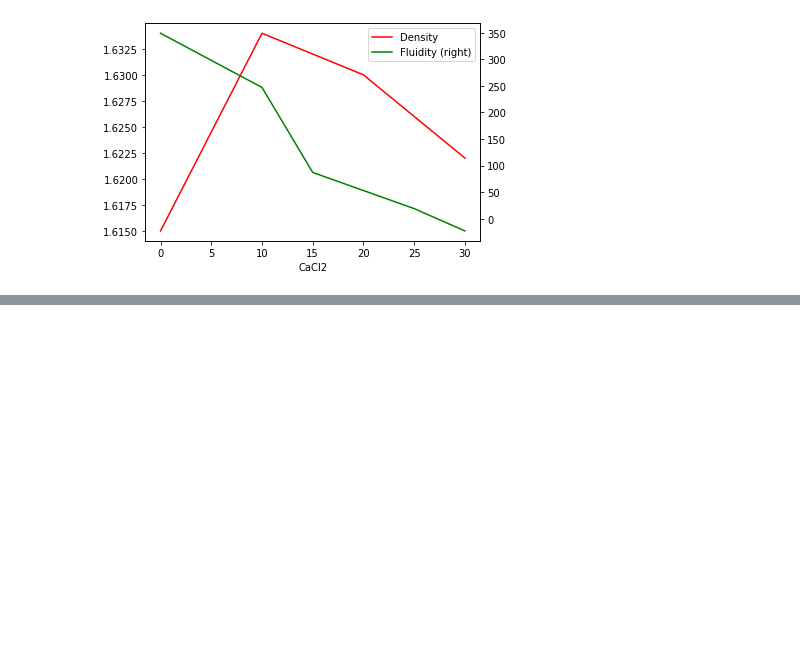
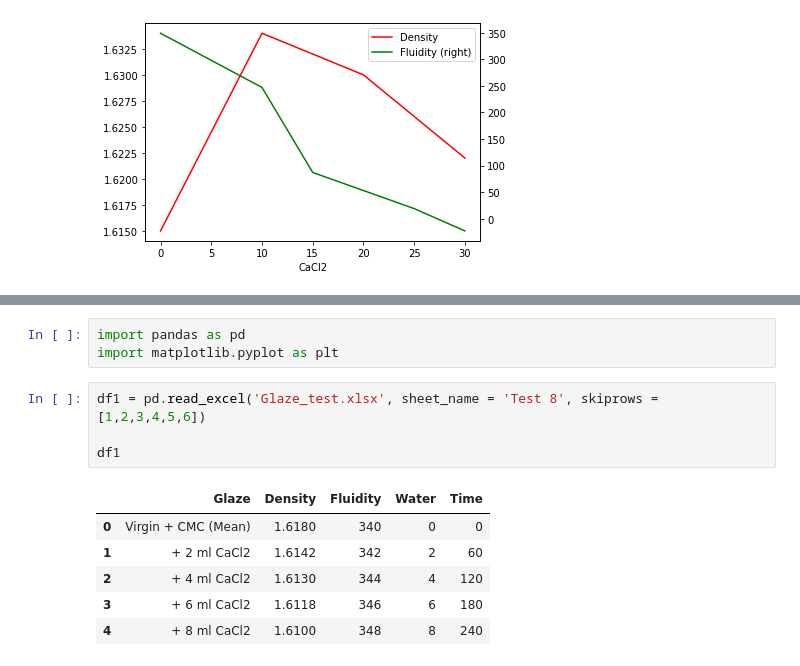
Before and after one commit to souzatya/Glaze-Additive-Predictor, a Jupyter notebook: Parametric_data_analysis_of_Brown_glaze.ipynb, the cells around one changed output, grey strips where cells are left out. Drawn from its saved outputs; the diff is of its cells as text; blank space fills up the shorter version.

```diff
--- a/Parametric_data_analysis_of_Brown_glaze.ipynb
+++ b/Parametric_data_analysis_of_Brown_glaze.ipynb
@@ -211,0 +239,14 @@ plt.show()
+# %%
+import pandas as pd
+import matplotlib.pyplot as plt
+# %%
+df1 = pd.read_excel('Glaze_test.xlsx', sheet_name = 'Test 8', skiprows = [1,2,3,4,5,6])
+
+df1
+# %% [output]
+|  | Glaze | Density | Fluidity | Water | Time |
+| 0 | Virgin + CMC (Mean) | 1.6180 | 340 | 0 | 0 |
+| 1 | + 2 ml CaCl2 | 1.6142 | 342 | 2 | 60 |
+| 2 | + 4 ml CaCl2 | 1.6130 | 344 | 4 | 120 |
+| 3 | + 6 ml CaCl2 | 1.6118 | 346 | 6 | 180 |
+| 4 | + 8 ml CaCl2 | 1.6100 | 348 | 8 | 240 |
```
Also changed, not shown: parts of 6 cells of this notebook.
